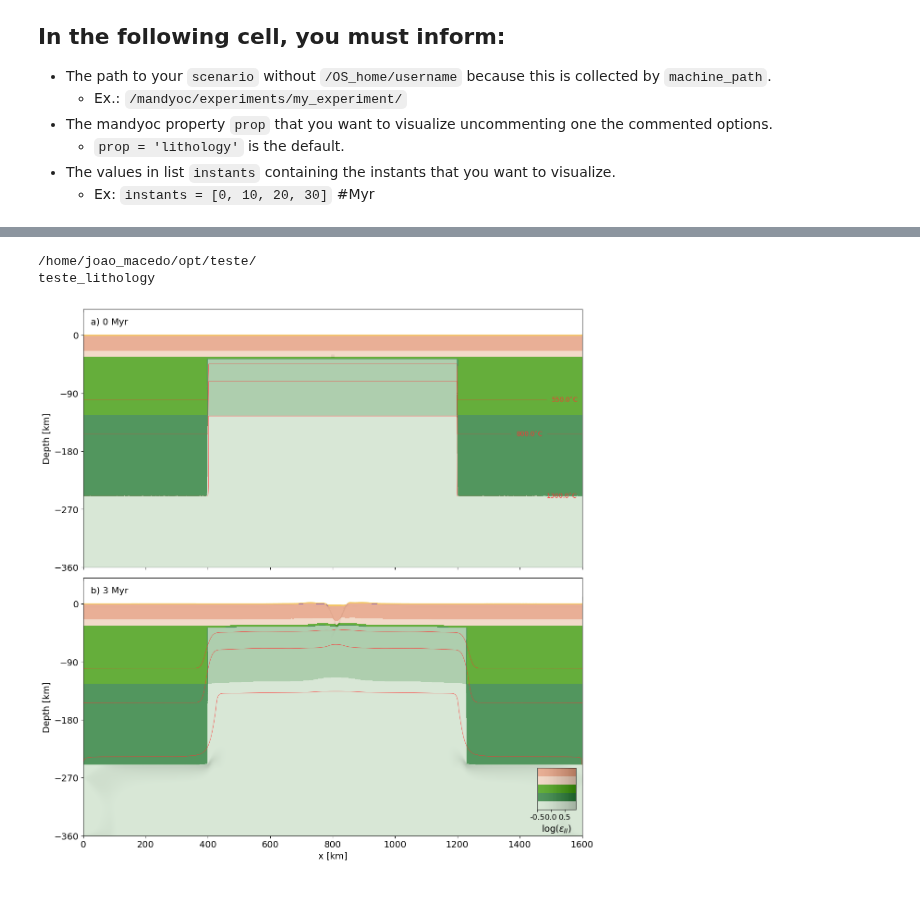
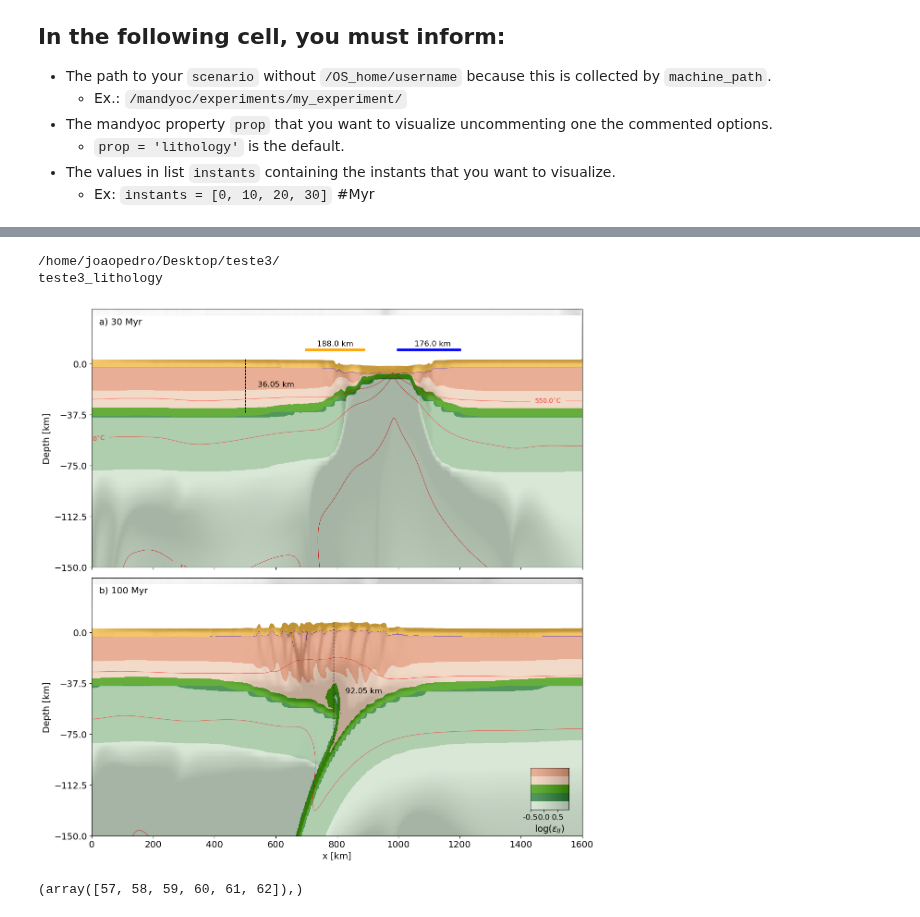
Before and after one commit to jopmas/double_keel_article, a Jupyter notebook: Geometries.ipynb, the cells around one changed output, grey strips where cells are left out. Drawn from its saved outputs; the diff is of its cells as text; code cells hidden in the pictures.

Commit message:
measure orogens and margins in geometries

```diff
--- a/Geometries.ipynb
+++ b/Geometries.ipynb
@@ -787,7 +979,8 @@ machine_path
 #scenario = '/Documents/Simulations/Invertedmargin/'
 # scenario = '/Documents/Simulations/MR_dk/'
 # scenario = '/Desktop/teste/'
-scenario = '/opt/teste/'
+scenario = '/Desktop/teste3/'
+# scenario = '/opt/teste/'
 ##############################################################################################################
 #Creating path to the experiment
 
@@ -814,7 +1007,8 @@ prop = 'lithology'
 #instants = [25,75,105]
 #instants = [0,25, 35, 49,120]
 # instants = [0,5,10,15]
-instants = [0, 3]
+# instants = [30, 100]
+instants = [30, 100]
 # instants = [0, 30, 60, 90, 120] #Myr
 # instants = [0, 30, 60, 90, 120, 150]
 
@@ -829,7 +1023,8 @@ Nx, Nz, Lx, Lz = read_params(fpath)
 #Aqui mudamos os limites de x e y de plotagem da figura!
 if(prop != 'topography'):
     xlims = [0, Lx / 1.0e3]
-    ylims = [-Lz / 1.0e3 + 40, 40]
+    # ylims = [-Lz / 1.0e3 + 40, 40]
+    ylims = [-190 + 40, 40]
 else:
     xmin = 0 #+ 200
     xmax = Lx / 1.0E3 #- 200
@@ -853,14 +1048,46 @@ letters = alphabet[0: len(instants)]
 
 ##############################################################################################################
 #Plot data
+plot_thickness = True
 for instant, ax in zip(instants, axs):
     idx = find_nearest(times, instant)
     step = steps[idx]
     # plot_data(fpath, ax, axs, prop, step, xlims, ylims)
-    plot_data(fpath, ax, axs, prop, step, xlims, [ylims])
+    plot_data(fpath, ax, axs, prop, step, xlims, [ylims], plot_thickness=True, x_begin=500, x_end=1000)
+
+    if(plot_thickness == True):
+        if(instant == 30):
+            rho_lower_crust = 2900.0
+            calc_margin_width = True
+        else:
+            rho_lower_crust = 2850.0
+            calc_margin_width = False
+
+        x_pos, topo_max_thickness, crustal_thickness, lc_base, topo = measure_crustal_thickness(fpath, step, Nx, Nz, Lx, Lz, x_begin=500.0, x_end=1000.0, rho_lower_crust=rho_lower_crust)
+
+        # ax.plot(np.linspace(0, Lx/1000, Nx), lc_base, color='black', linestyle='--', linewidth=2.0, zorder=52)
+        # ax.plot(np.linspace(0, Lx/1000, Nx), topo, color='black', linestyle='-', linewidth=2.0, zorder=52)
+        ax.plot([x_pos, x_pos], [topo_max_thickness, -crustal_thickness], color='black', linestyle='--', linewidth=1.0, zorder=52)
+        ax.text(x_pos+100, -crustal_thickness/2, f'{str(round(crustal_thickness, 2))} km', fontsize=12, ha='center', va='bottom', zorder=52)
+
+        if(calc_margin_width == True):
+            xl_begin = 700
+            xl_end = 900
+            xr_begin = 1000
+            xr_end = 1200
+
+            marginl_begin, marginl_end, marginl_len, marginr_begin, marginr_end, marginr_len = measure_margins_width(fpath, step, Nx, Nz, Lx, Lz, xl_begin, xl_end, xr_begin, xr_end)
+
+            ax.plot([marginl_begin, marginl_end], [10,10], color='orange', linestyle='-', linewidth=4.0, zorder=52)
+            ax.text(marginl_begin + marginl_len/2, 12, f'{str(round(marginl_len, 2))} km', fontsize=12, ha='center', va='bottom', zorder=52)
+
+            ax.plot([xr_begin, xr_end], [10, 10], color='blue', linestyle='-', linewidth=4.0, zorder=52)
+            ax.text(marginr_begin - marginr_len/2, 12, f'{str(round(marginr_len, 2))} km', fontsize=12, ha='center', va='bottom', zorder=52)
+
     #print(steps[idx], times[idx], instant)
 
 ##############################################################################################################
+
 #Setting plot details
 
 fsize = 14
@@ -883,33 +1110,37 @@ for ax, letter, instant in zip(axs, letters, instants):
     if(prop != 'topography'):
         ax.set_ylabel('Depth [km]', fontsize=fsize)
         ax.tick_params(axis='both', labelsize=fsize)
         axs[-1].tick_params(axis='both', labelsize=fsize)
         ax.set_yticks(np.linspace(ylims[0], 0, 5))
     else:
         ax.set_ylabel('Topogarphy [km]', fontsize=fsize)
         ax.tick_params(axis='both', labelsize=fsize)
         axs[-1].tick_params(axis='both', labelsize=fsize)
         ax.set_yticks(np.linspace(ylims[0], ylims[1], 7))
         ax.grid('-k', alpha = 0.7)
 
 axs[0].set_xlim(xlims)
 axs[0].set_ylim(ylims)
 # axs[0].set_ylim([-40,40])
 ##############################################################################################################
 #Saving figure
 
 figname = scenario.split('/')[-2] + '_'+prop
 print(figname)
 
 #This will save inside the notebook directory
 #fig.savefig(figname+'.pdf', dpi=400)
 #fig.savefig(figname+'.png', dpi=400)
 
 #This will save inside the experiment directory
 #fig.savefig(fpath+figname+'.pdf', dpi=400)
 fig.savefig(fpath+figname+'.png', dpi=400)
 #fig.savefig(fpath+figname+'.jpeg', dpi=400)
 # %% [output]
-/home/joao_macedo/opt/teste/
-teste_lithology
+/home/joaopedro/Desktop/teste3/
+teste3_lithology
-[figure, old version]
+[figure, new version]
+# %%
+np.where(topor_region == np.max(topor_region))
+# %% [output]
+(array([57, 58, 59, 60, 61, 62]),)
```
Also changed, not shown: parts of 5 cells of this notebook.
